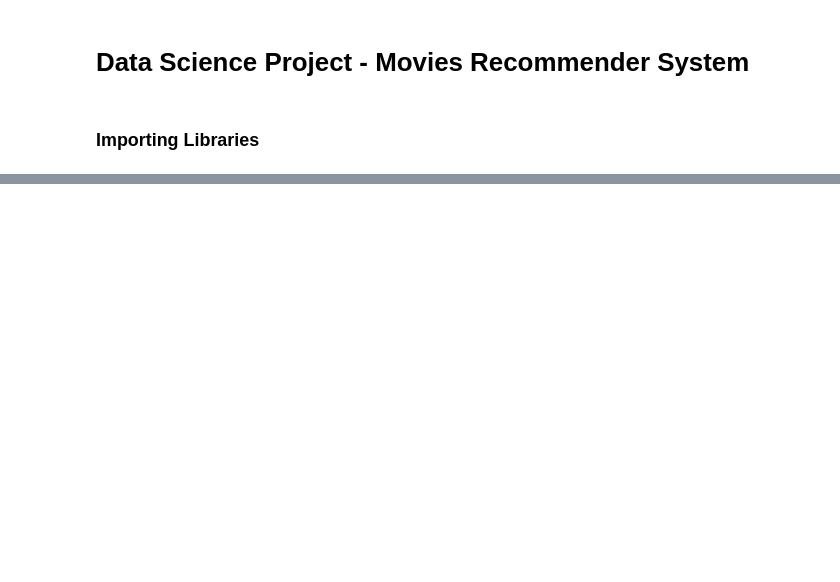
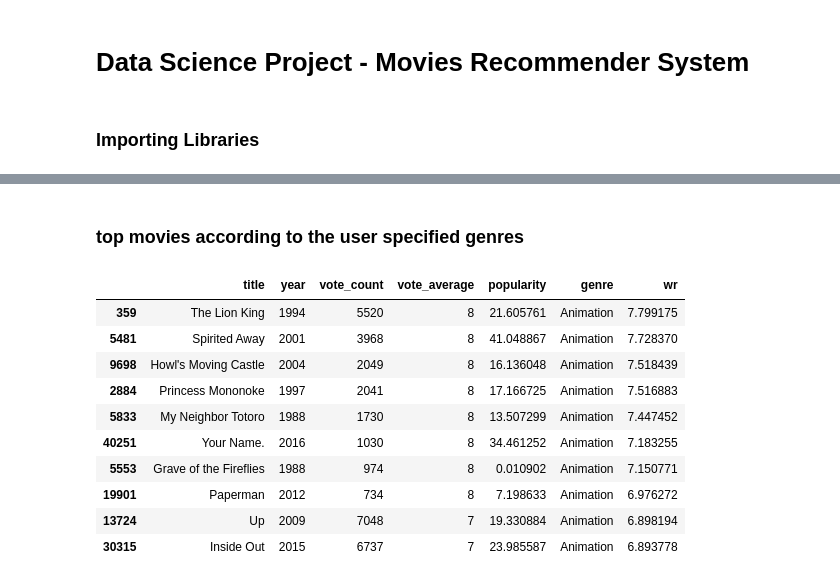
Before and after one commit to rkm-dev/LetsUpgrade-DSP, a Jupyter notebook: Data Science Project - Movies Recommender System.ipynb, the cells around one changed output, grey strips where cells are left out. Drawn from its saved outputs; the diff is of its cells as text; code cells hidden in the pictures; blank space fills up the shorter version.

```diff
--- a/Data Science Project - Movies Recommender System.ipynb
+++ b/Data Science Project - Movies Recommender System.ipynb
@@ -25,0 +191,7 @@ sklearn.feature_extraction.text.CountVectorizer
+# %%
+# Seperating the genres.
+
+genre_TM = top_movies.apply(lambda x: pd.Series(x['genres']), axis=1).stack().reset_index(level=1, drop=True)
+genre_TM.name = 'genre'
+genre_top_movies = top_movies.drop('genres', axis=1).join(genre_TM)
+genre_top_movies[['title','year','vote_count','vote_average','popularity','genre']].head()
@@ -25,0 +205,40 @@ sklearn.feature_extraction.text.CountVectorizer
+# %%
+def build_chart(genre, percentile=0.85):
+    df = genre_top_movies[genre_top_movies['genre'] == genre]
+    vote_counts = df[df['vote_count'].notnull()]['vote_count'].astype('int')
+    vote_averages = df[df['vote_average'].notnull()]['vote_average'].astype('int')
+    C = vote_averages.mean()
+    m = vote_counts.quantile(percentile)
+
+    qualified = df[(df['vote_count'] >= m) &
+                   (df['vote_count'].notnull()) &
+                   (df['vote_average'].notnull())][['title','year','vote_count','vote_average','popularity','genre']]
+    qualified['vote_count']   = qualified['vote_count'].astype('int')
+    qualified['vote_average'] = qualified['vote_average'].astype('int')
+
+    qualified['wr'] = qualified.apply(weighted_rating, axis=1)
+    qualified = qualified.sort_values('wr', ascending=False).head(250)
+
+    return qualified
+
+# imdb formula
+def weighted_rating(x):
+    v = x['vote_count']
+    R = x['vote_average']
+    return (v/(v+m)*R + (m/(v+m))*C)
+# %% [markdown]
+### top movies according to the user specified genres
+# %%
+build_chart('Animation').head(10)
+# %% [output]
+|  | title | year | vote_count | vote_average | popularity | genre | wr |
+| 359 | The Lion King | 1994 | 5520 | 8 | 21.605761 | Animation | 7.799175 |
+| 5481 | Spirited Away | 2001 | 3968 | 8 | 41.048867 | Animation | 7.728370 |
+| 9698 | Howl's Moving Castle | 2004 | 2049 | 8 | 16.136048 | Animation | 7.518439 |
+| 2884 | Princess Mononoke | 1997 | 2041 | 8 | 17.166725 | Animation | 7.516883 |
+| 5833 | My Neighbor Totoro | 1988 | 1730 | 8 | 13.507299 | Animation | 7.447452 |
+| 40251 | Your Name. | 2016 | 1030 | 8 | 34.461252 | Animation | 7.183255 |
+| 5553 | Grave of the Fireflies | 1988 | 974 | 8 | 0.010902 | Animation | 7.150771 |
+| 19901 | Paperman | 2012 | 734 | 8 | 7.198633 | Animation | 6.976272 |
+| 13724 | Up | 2009 | 7048 | 7 | 19.330884 | Animation | 6.898194 |
+| 30315 | Inside Out | 2015 | 6737 | 7 | 23.985587 | Animation | 6.893778 |
```
Also changed, not shown: parts of 50 cells of this notebook.
